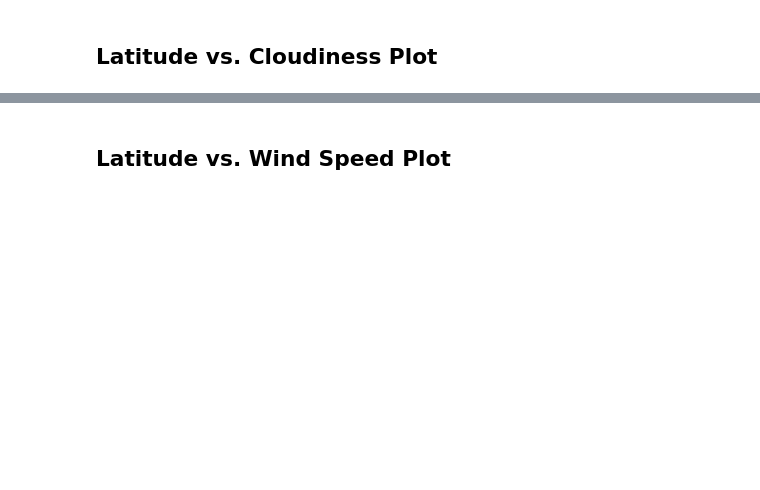
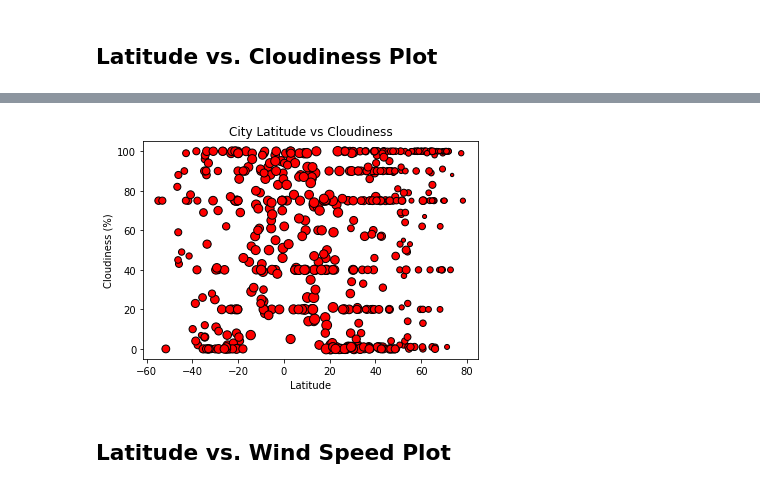
Before and after one commit to vasu11/python-api-challenge, a Jupyter notebook: WeatherPy/WeatherPy.ipynb, the cells around one changed output, grey strips where cells are left out. Saved outputs shown, nothing was run; the diff lists cells and outputs as text; code cells hidden in the pictures; blank space fills up the shorter version.

```diff
--- a/WeatherPy/WeatherPy.ipynb
+++ b/WeatherPy/WeatherPy.ipynb
@@ -196,2 +203,13 @@ Int64Index([], dtype='int64')
+# %%
+lat = weather_data.iloc[:,1]
+clouds = weather_data.iloc[:,4]
+plt.scatter(lat, clouds, marker="o", facecolors="red"
+           , edgecolors="black", s=temp)
+plt.title("City Latitude vs Cloudiness")
+plt.xlabel("Latitude")
+plt.ylabel("Cloudiness (%)")
+plt.show()
+# %% [output]
+[figure, added]
 # %% [markdown]
 ## Latitude vs. Wind Speed Plot
```
Also changed, not shown: parts of 9 cells of this notebook.
